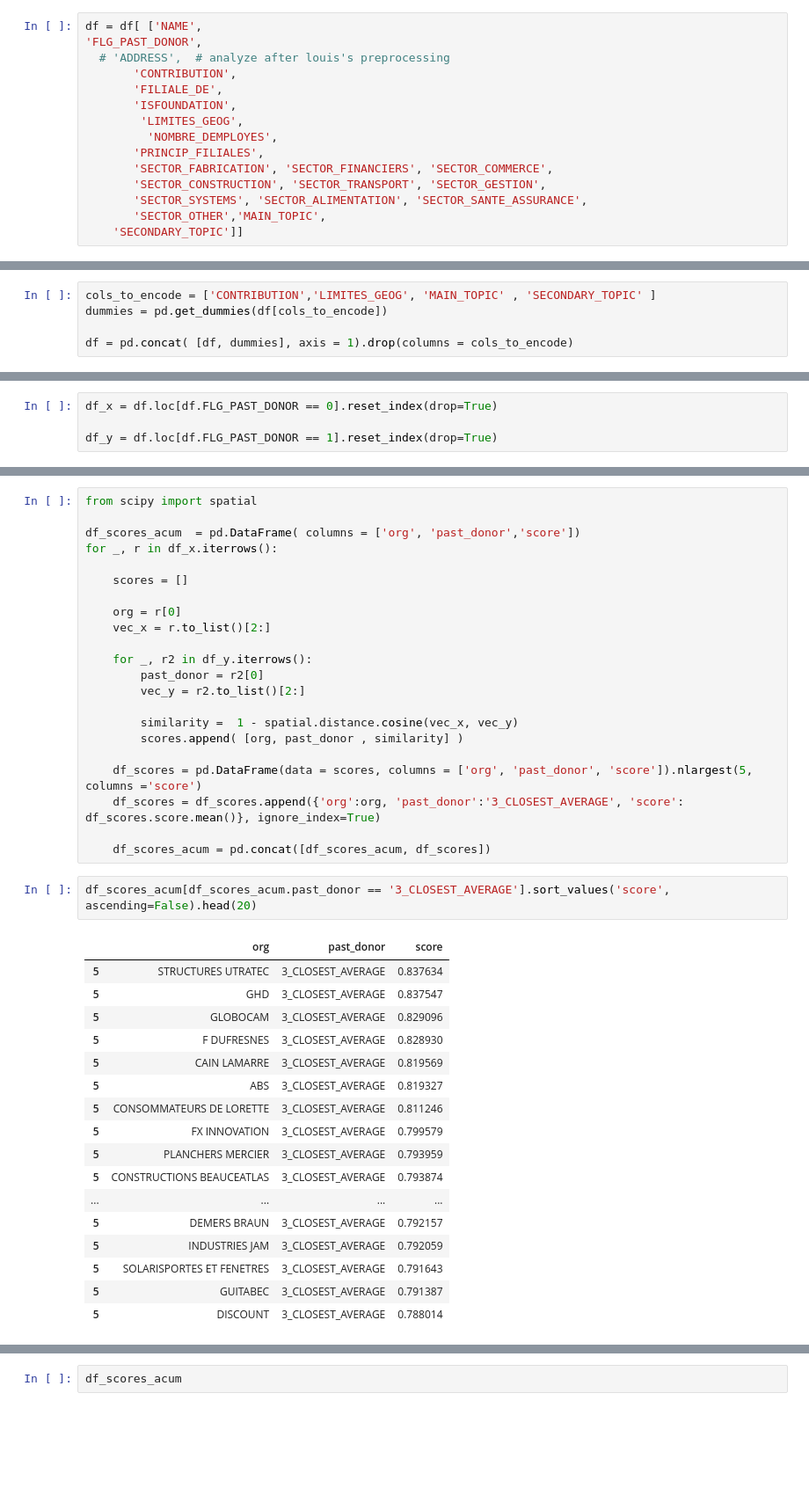
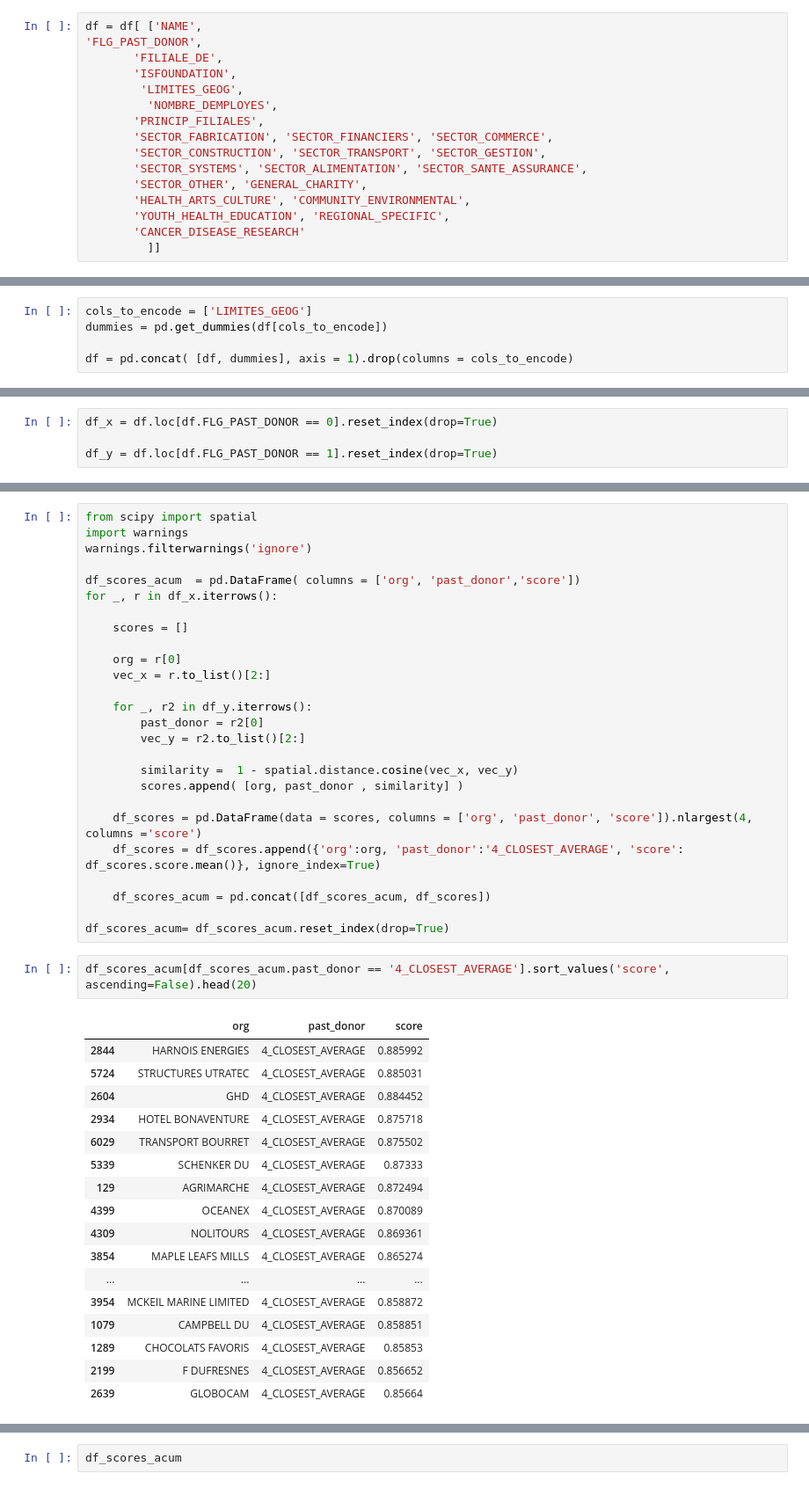
Before and after one commit to carlosfg97/Kurling4Kids, a Jupyter notebook: similarity_scoring/similarity_scoring_analysis3.ipynb, the cells around one changed output, grey strips where cells are left out. Shown at 88% size. Drawn from its saved outputs; the diff is of its cells as text; blank space fills up the shorter version.

```diff
--- a/similarity_scoring/similarity_scoring_analysis3.ipynb
+++ b/similarity_scoring/similarity_scoring_analysis3.ipynb
@@ -107,8 +125,6 @@ df['FLG_PAST_DONOR'] = df.ORGANIZATION.notna().astype(int)
 # %%
 df = df[ ['NAME',
 'FLG_PAST_DONOR',
-  # 'ADDRESS',  # analyze after louis's preprocessing
-       'CONTRIBUTION',
        'FILIALE_DE',
        'ISFOUNDATION',
         'LIMITES_GEOG',
@@ -117,8 +133,11 @@ df = df[ ['NAME',
        'SECTOR_FABRICATION', 'SECTOR_FINANCIERS', 'SECTOR_COMMERCE',
        'SECTOR_CONSTRUCTION', 'SECTOR_TRANSPORT', 'SECTOR_GESTION',
        'SECTOR_SYSTEMS', 'SECTOR_ALIMENTATION', 'SECTOR_SANTE_ASSURANCE',
-       'SECTOR_OTHER','MAIN_TOPIC',
-    'SECONDARY_TOPIC']]
+       'SECTOR_OTHER', 'GENERAL_CHARITY',
+       'HEALTH_ARTS_CULTURE', 'COMMUNITY_ENVIRONMENTAL',
+       'YOUTH_HEALTH_EDUCATION', 'REGIONAL_SPECIFIC',
+       'CANCER_DISEASE_RESEARCH'
+         ]]
 # %%
 df['FILIALE_FLG'] = df.FILIALE_DE.isna().astype(int)
 # %%
@@ -170,7 +189,7 @@ df.head().T
 | FILIALE_FLG | 1 | 1 | 1 | 0 | 0 |
 | FILIALE_FLG2 | 1 | 1 | 1 | 1 | 1 |
 # %%
-cols_to_encode = ['CONTRIBUTION','LIMITES_GEOG', 'MAIN_TOPIC' , 'SECONDARY_TOPIC' ]
+cols_to_encode = ['LIMITES_GEOG']
 dummies = pd.get_dummies(df[cols_to_encode])
 
 df = pd.concat( [df, dummies], axis = 1).drop(columns = cols_to_encode)
@@ -259,5 +259,7 @@ df_x
 # %%
 from scipy import spatial
+import warnings
+warnings.filterwarnings('ignore')
 
 df_scores_acum  = pd.DataFrame( columns = ['org', 'past_donor','score'])
 for _, r in df_x.iterrows():
@@ -274,28 +276,30 @@ for _, r in df_x.iterrows():
         similarity =  1 - spatial.distance.cosine(vec_x, vec_y)
         scores.append( [org, past_donor , similarity] )
 
-    df_scores = pd.DataFrame(data = scores, columns = ['org', 'past_donor', 'score']).nlargest(5, columns ='score')
-    df_scores = df_scores.append({'org':org, 'past_donor':'3_CLOSEST_AVERAGE', 'score': df_scores.score.mean()}, ignore_index=True)
+    df_scores = pd.DataFrame(data = scores, columns = ['org', 'past_donor', 'score']).nlargest(4, columns ='score')
+    df_scores = df_scores.append({'org':org, 'past_donor':'4_CLOSEST_AVERAGE', 'score': df_scores.score.mean()}, ignore_index=True)
 
     df_scores_acum = pd.concat([df_scores_acum, df_scores])
+
+df_scores_acum= df_scores_acum.reset_index(drop=True)
 # %%
-df_scores_acum[df_scores_acum.past_donor == '3_CLOSEST_AVERAGE'].sort_values('score', ascending=False).head(20)
+df_scores_acum[df_scores_acum.past_donor == '4_CLOSEST_AVERAGE'].sort_values('score', ascending=False).head(20)
 # %% [output]
 |  | org | past_donor | score |
-| 5 | STRUCTURES UTRATEC | 3_CLOSEST_AVERAGE | 0.837634 |
-| 5 | GHD | 3_CLOSEST_AVERAGE | 0.837547 |
-| 5 | GLOBOCAM | 3_CLOSEST_AVERAGE | 0.829096 |
-| 5 | F DUFRESNES | 3_CLOSEST_AVERAGE | 0.828930 |
-| 5 | CAIN LAMARRE | 3_CLOSEST_AVERAGE | 0.819569 |
-| 5 | ABS | 3_CLOSEST_AVERAGE | 0.819327 |
-| 5 | CONSOMMATEURS DE LORETTE | 3_CLOSEST_AVERAGE | 0.811246 |
-| 5 | FX INNOVATION | 3_CLOSEST_AVERAGE | 0.799579 |
-| 5 | PLANCHERS MERCIER | 3_CLOSEST_AVERAGE | 0.793959 |
-| 5 | CONSTRUCTIONS BEAUCEATLAS | 3_CLOSEST_AVERAGE | 0.793874 |
+| 2844 | HARNOIS ENERGIES | 4_CLOSEST_AVERAGE | 0.885992 |
+| 5724 | STRUCTURES UTRATEC | 4_CLOSEST_AVERAGE | 0.885031 |
+| 2604 | GHD | 4_CLOSEST_AVERAGE | 0.884452 |
+| 2934 | HOTEL BONAVENTURE | 4_CLOSEST_AVERAGE | 0.875718 |
+| 6029 | TRANSPORT BOURRET | 4_CLOSEST_AVERAGE | 0.875502 |
+| 5339 | SCHENKER DU | 4_CLOSEST_AVERAGE | 0.87333 |
+| 129 | AGRIMARCHE | 4_CLOSEST_AVERAGE | 0.872494 |
+| 4399 | OCEANEX | 4_CLOSEST_AVERAGE | 0.870089 |
+| 4309 | NOLITOURS | 4_CLOSEST_AVERAGE | 0.869361 |
+| 3854 | MAPLE LEAFS MILLS | 4_CLOSEST_AVERAGE | 0.865274 |
 | ... | ... | ... | ... |
-| 5 | DEMERS BRAUN | 3_CLOSEST_AVERAGE | 0.792157 |
-| 5 | INDUSTRIES JAM | 3_CLOSEST_AVERAGE | 0.792059 |
-| 5 | SOLARISPORTES ET FENETRES | 3_CLOSEST_AVERAGE | 0.791643 |
-| 5 | GUITABEC | 3_CLOSEST_AVERAGE | 0.791387 |
-| 5 | DISCOUNT | 3_CLOSEST_AVERAGE | 0.788014 |
+| 3954 | MCKEIL MARINE LIMITED | 4_CLOSEST_AVERAGE | 0.858872 |
+| 1079 | CAMPBELL DU | 4_CLOSEST_AVERAGE | 0.858851 |
+| 1289 | CHOCOLATS FAVORIS | 4_CLOSEST_AVERAGE | 0.85853 |
+| 2199 | F DUFRESNES | 4_CLOSEST_AVERAGE | 0.856652 |
+| 2639 | GLOBOCAM | 4_CLOSEST_AVERAGE | 0.85664 |
 # %%
```
Also changed, not shown: parts of 11 cells of this notebook, 3 other files.
